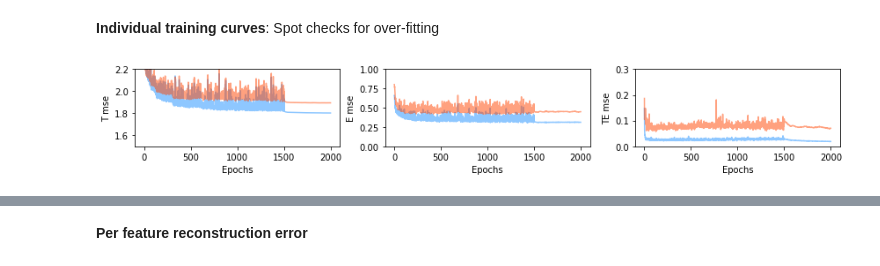
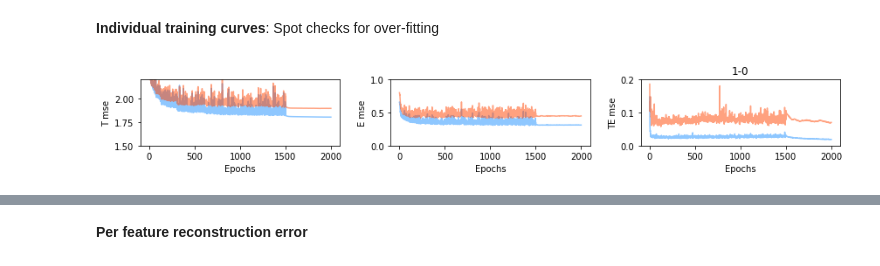
Before and after one commit to AllenInstitute/coupledAE-patchseq, a Jupyter notebook: analysis_param_search-v2.ipynb, the cells around one changed output, grey strips where cells are left out. Drawn from its saved outputs; the diff is of its cells as text; code cells hidden in the pictures.

```diff
--- a/analysis_param_search-v2.ipynb
+++ b/analysis_param_search-v2.ipynb
@@ -7,7 +7,8 @@ import scipy.io as sio
 sns.set()
 # %%
 dir_pth = {}
-dir_pth['result'] = '/home/rohan/Remote-AI/dat/result/TE_hparams_no_aug/'
+#dir_pth['result'] = '/home/rohan/Remote-AI/dat/result/TE_hparams_no_aug/'
+dir_pth['result'] = '/home/rohan/Remote-AI/dat/result/TE_NM/'
 dir_pth['logs'] = dir_pth['result']+'logs/'
 dir_pth['checkpoints'] =dir_pth['result']+'checkpoints/'
 # %%
@@ -46,0 +63,4 @@ for i,csTE in enumerate(csTE_array):
+# %%
+sns.set()
+sns.set_style('ticks',{'axes.grid' : False})
+%matplotlib inline
@@ -79,39 +110,52 @@ from os.path import isfile
 # %%
 dir_pth = {}
 dir_pth['logs'] = '/home/rohan/Remote-AI/dat/result/TE_NM/logs/'
-for cv in range(1):
-    fname = 'NM_Edat_pcipfx_aT_1-0_aE_1-0_cs_1-0_ad_0_ld_3_bs_200_se_500_ne_1500_cv_{:s}_ri_0'.format(str(cv))
-    if isfile(dir_pth['logs']+fname+'.csv'):
-        D = pd.read_csv(dir_pth['logs']+fname+'.csv')
-        E = pd.read_csv(dir_pth['logs']+fname+'_500_ft.csv')
-        E['train_epoch'] = E['train_epoch'] + D['train_epoch'].max()
-        E['val_epoch'] = E['val_epoch'] + D['val_epoch'].max()
-        D = D.append(E).reset_index(drop=True)
+for cv in [0,1,2,3,4,5,6,7]:
+    fname_list = ['NM_Edat_pcipfx_aT_1-0_aE_1-0_cs_1-0_ad_0_ld_3_bs_200_se_500_ne_1500_cv_{:s}_ri_0'.format(str(cv)),
+                  'NM_Edat_pcipfx_aT_1-0_aE_1-0_cs_0-5_ad_0_ld_3_bs_200_se_500_ne_1500_cv_{:s}_ri_0'.format(str(cv)),
+                  'NM_Edat_pcipfx_aT_1-0_aE_1-0_cs_0-1_ad_0_ld_3_bs_200_se_500_ne_1500_cv_{:s}_ri_0'.format(str(cv))]
+    for fname in fname_list:
+        if isfile(dir_pth['logs']+fname+'.csv'):
+            import re
 
-        fig,ax = plt.subplots(1,3,figsize=(12,2))
-        plt.sca(ax[0])
-        plt.plot(D['train_epoch'],D['train_mse_T'],'-',c='dodgerblue',alpha=0.5)
-        plt.plot(D['val_epoch'],D['val_mse_T'],'-',c='orangered',alpha=0.5)
-        ax[0].set_ylabel('T mse')
-        ax[0].set_xlabel('Epochs')
-        ax[0].set_ylim(1.5,2.2)
+            start = 'cs_'
+            end = '_ad'
+            csval = re.search('%s(.*)%s' % (start, end), fname).group(1)
 
-        plt.sca(ax[1])
-        plt.plot(D['train_epoch'],D['train_mse_E'],'-',c='dodgerblue',alpha=0.5)
-        plt.plot(D['val_epoch'],D['val_mse_E'],'-',c='orangered',alpha=0.5)
-        ax[1].set_ylabel('E mse')
-        ax[1].set_xlabel('Epochs')
-        ax[1].set_ylim(0,1)
+            D = pd.read_csv(dir_pth['logs']+fname+'.csv')
+            E = pd.read_csv(dir_pth['logs']+fname+'_500_ft.csv')
+            E['train_epoch'] = E['train_epoch'] + D['train_epoch'].max()
+            E['val_epoch'] = E['val_epoch'] + D['val_epoch'].max()
+            D = D.append(E).reset_index(drop=True)
 
-        plt.sca(ax[2])
-        plt.plot(D['train_epoch'],D['train_mse_TE'],'-',c='dodgerblue',alpha=0.5)
-        plt.plot(D['val_epoch'],D['val_mse_TE'],'-',c='orangered',alpha=0.5)
-        ax[2].set_ylabel('TE mse')
-        ax[2].set_xlabel('Epochs')
-        ax[2].set_ylim(0,0.3)
+            fig,ax = plt.subplots(1,3,figsize=(12,2))
+            plt.sca(ax[0])
+            plt.plot(D['train_epoch'],D['train_mse_T'],'-',c='dodgerblue',alpha=0.5)
+            plt.plot(D['val_epoch'],D['val_mse_T'],'-',c='orangered',alpha=0.5)
+            ax[0].set_ylabel('T mse')
+            ax[0].set_xlabel('Epochs')
+            ax[0].set_ylim(1.5,2.2)
 
-        plt.tight_layout()
-    else:
-        print(fname,'not found.')
+
+            plt.sca(ax[1])
+            plt.plot(D['train_epoch'],D['train_mse_E'],'-',c='dodgerblue',alpha=0.5)
+            plt.plot(D['val_epoch'],D['val_mse_E'],'-',c='orangered',alpha=0.5)
+            ax[1].set_ylabel('E mse')
+            ax[1].set_xlabel('Epochs')
+            ax[1].set_ylim(0,1)
+
+            plt.sca(ax[2])
+            plt.plot(D['train_epoch'],D['train_mse_TE'],'-',c='dodgerblue',alpha=0.5)
+            plt.plot(D['val_epoch'],D['val_mse_TE'],'-',c='orangered',alpha=0.5)
+            ax[2].set_ylabel('TE mse')
+            ax[2].set_xlabel('Epochs')
+            ax[2].set_ylim(0,0.2)
+            ax[2].set_title(csval)
+
+            plt.tight_layout()
+            plt.show()
+        else:
+            print(fname,'not found.')
+    print('--------------------')
 # %% [output]
-[figure, old version]
+[figure, new version]
```
Also changed, not shown: parts of 3 cells of this notebook, 2 other files.
